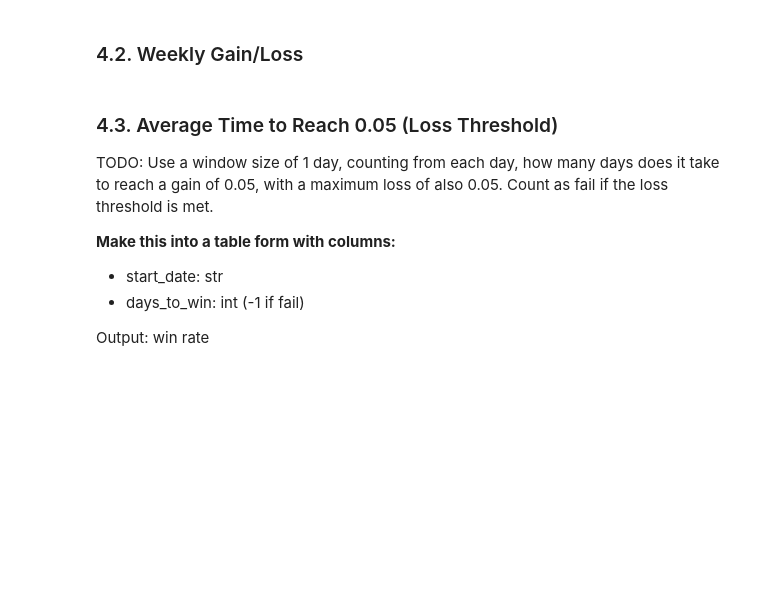
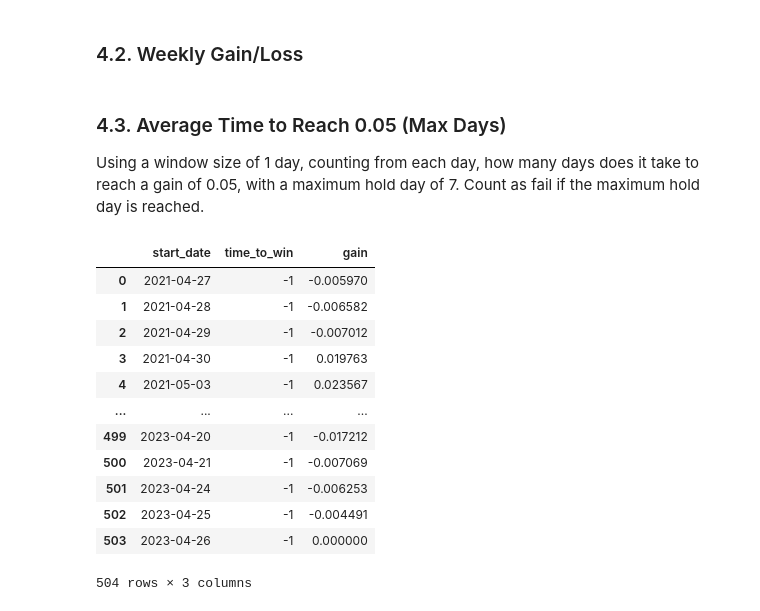
Before and after one commit to salsabiilashifa11/stock-market-analyser, a Jupyter notebook: Swing Trading Analysis.ipynb, the cells around one changed output. Cells and saved outputs as stored; diff of their text form; code cells hidden in the pictures; blank space fills up the shorter version.

```diff
--- a/Swing Trading Analysis.ipynb
+++ b/Swing Trading Analysis.ipynb
@@ -154,12 +162,14 @@ fig.show()
 # %% [markdown]
 ### 4.2. Weekly Gain/Loss
 # %% [markdown]
-### 4.3. Average Time to Reach 0.05 (Loss Threshold)
+### 4.3. Average Time to Reach 0.05 (Max Days)
 
-TODO: Use a window size of 1 day, counting from each day, how many days does it take to reach a gain of 0.05, with a maximum loss of also 0.05. Count as fail if the loss threshold is met.
-
-**Make this into a table form with columns:**
-- start_date: str
-- days_to_win: int (-1 if fail)
-
-Output: win rate
+Using a window size of 1 day, counting from each day, how many days does it take to reach a gain of 0.05, with a maximum hold day of 7. Count as fail if the maximum hold day is reached.
+# %%
+# Enums
+class ComparisonType(str, Enum):
+    AVG = "avg"
+    OPEN = "open"
+    CLOSE = "close"
+    HIGH = "high"
+    LOW = "low"
@@ -165,0 +233,43 @@ Output: win rate
+# %%
+def time_to_reach_x(
+        df: pd.DataFrame,
+        x: float = 0.05,
+        max_days: int = 14,
+        comparison_type: ComparisonType = ComparisonType.AVG
+    ) -> pd.DataFrame:
+    """
+    For each day that the market is open, this function calculates how many days it takes to reach a gain of x,
+    with an optional fail condition of either maximum loss threshold or maximum numer of withholding days.
+    [Input]
+        x: float
+        loss_threshold: float
+        max_days: int
+    [Output]
+        pd.DataFrame
+    """
+    # Initiate new dataframes
+    res = pd.DataFrame()
+    temp = pd.DataFrame()
+
+    temp['window_res'] = df.apply(lambda row : window_slide(row, df, x, row['row_index'], max_days, comparison_type), axis = 1)
+    res['start_date'] = df['date']
+    res['time_to_win'], res['gain'] = zip(*temp['window_res'])
+
+    return res
+# %%
+result = time_to_reach_x(df, x=0.05, max_days=40)
+result
+# %% [output]
+|  | start_date | time_to_win | gain |
+| 0 | 2021-04-27 | -1 | -0.005970 |
+| 1 | 2021-04-28 | -1 | -0.006582 |
+| 2 | 2021-04-29 | -1 | -0.007012 |
+| 3 | 2021-04-30 | -1 | 0.019763 |
+| 4 | 2021-05-03 | -1 | 0.023567 |
+| ... | ... | ... | ... |
+| 499 | 2023-04-20 | -1 | -0.017212 |
+| 500 | 2023-04-21 | -1 | -0.007069 |
+| 501 | 2023-04-24 | -1 | -0.006253 |
+| 502 | 2023-04-25 | -1 | -0.004491 |
+| 503 | 2023-04-26 | -1 | 0.000000 |
+504 rows × 3 columns
```
Also changed, not shown: parts of 10 cells of this notebook.
